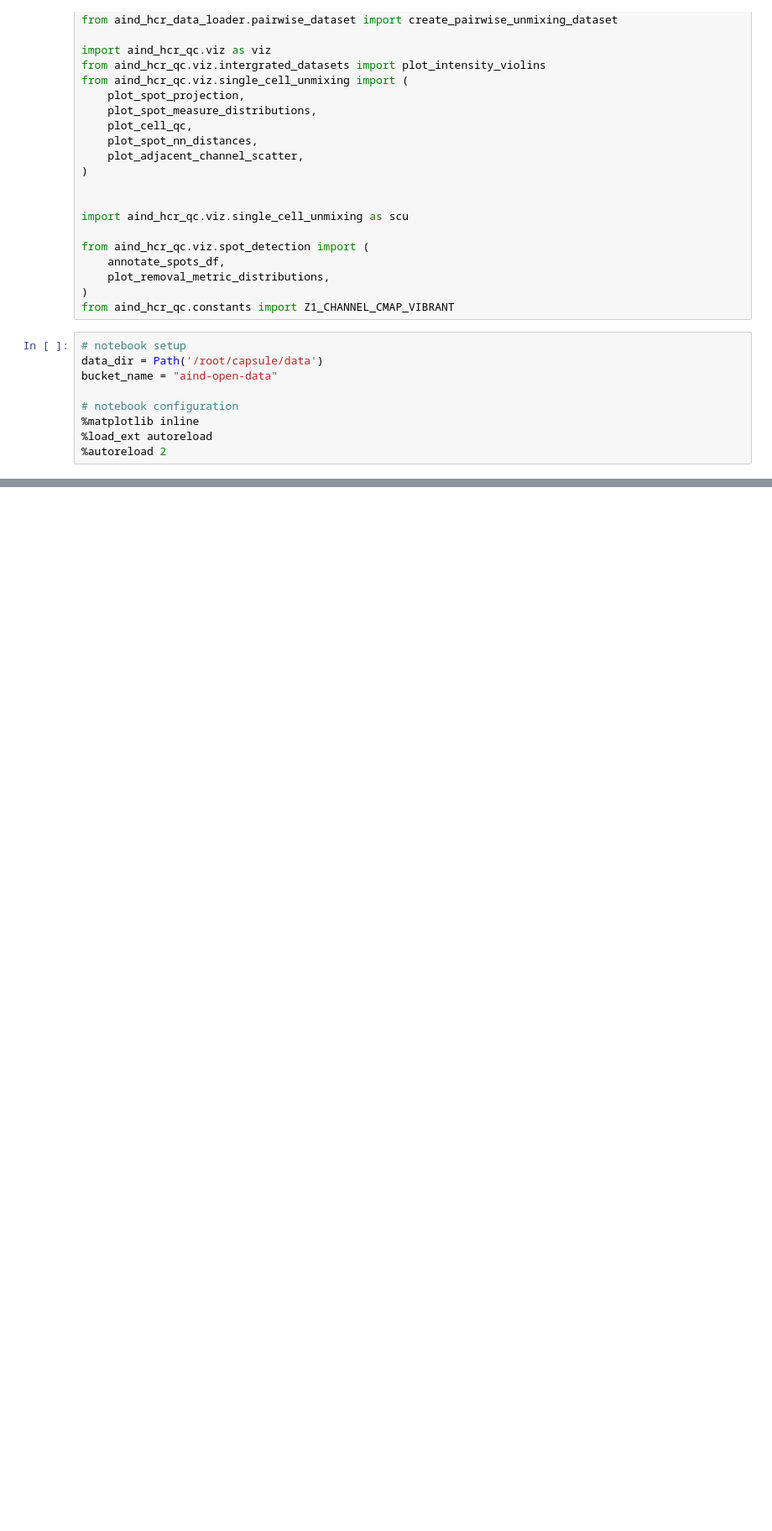
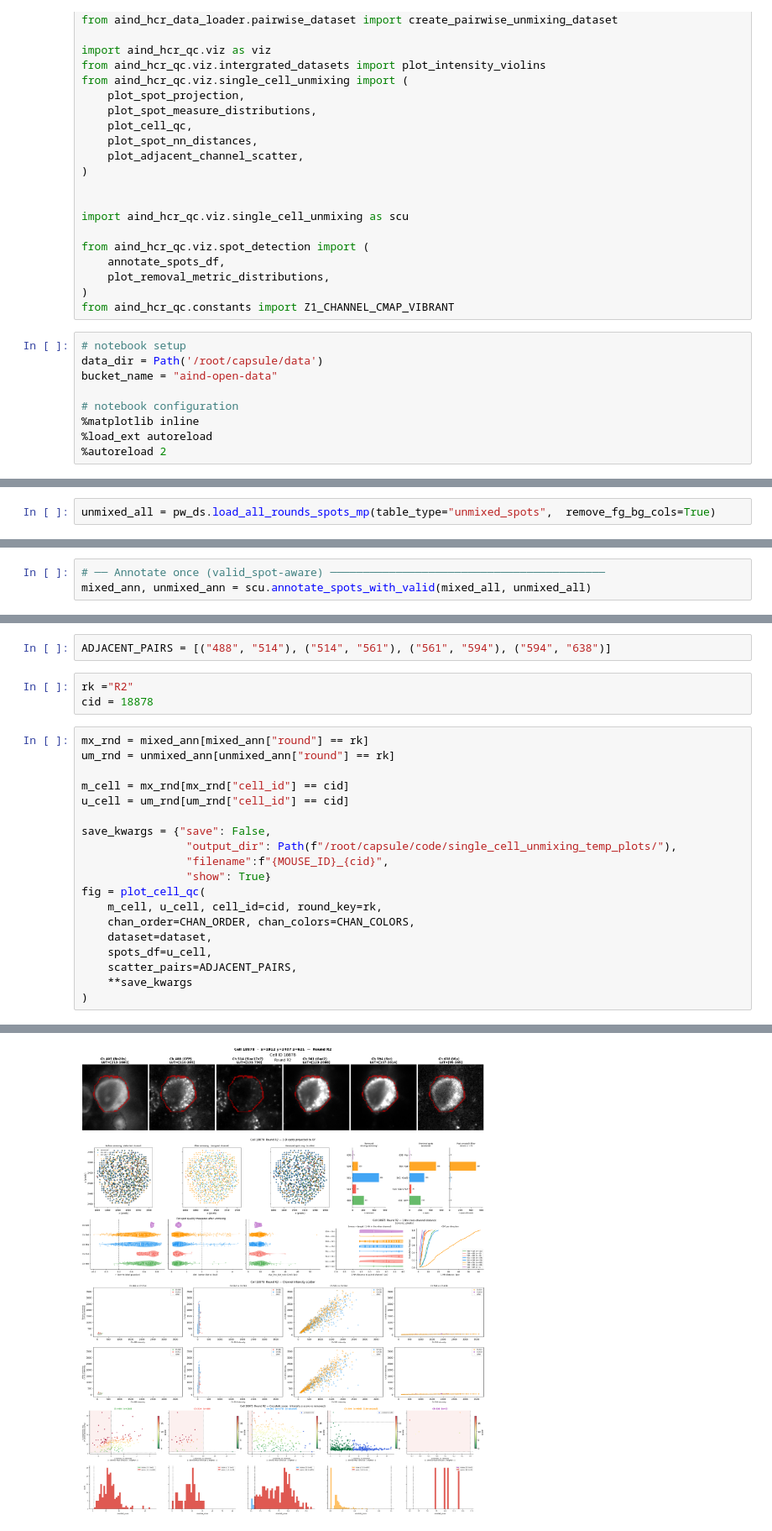
Before and after one commit to AllenNeuralDynamics/hcr-integrated-qc-capsule, a Jupyter notebook: code/single-cell-unmix-lav-smaller-nn.ipynb, the cells around one changed output, grey strips where cells are left out. Shown at 84% size. Drawn from its saved outputs; the diff is of its cells as text; blank space fills up the shorter version.

```diff
--- a/code/single-cell-unmix-lav-smaller-nn.ipynb
+++ b/code/single-cell-unmix-lav-smaller-nn.ipynb
@@ -95,0 +147,2 @@ FileNotFoundError: Pairwise unmixing asset not found: /root/capsule/data/HCR_755
+# %%
+unmixed_all = pw_ds.load_all_rounds_spots_mp(table_type="unmixed_spots",  remove_fg_bg_cols=True)
@@ -95,0 +159,3 @@ FileNotFoundError: Pairwise unmixing asset not found: /root/capsule/data/HCR_755
+# %%
+# ── Annotate once (valid_spot-aware) ──────────────────────────────────────────
+mixed_ann, unmixed_ann = scu.annotate_spots_with_valid(mixed_all, unmixed_all)
@@ -95,0 +357,25 @@ FileNotFoundError: Pairwise unmixing asset not found: /root/capsule/data/HCR_755
+# %%
+ADJACENT_PAIRS = [("488", "514"), ("514", "561"), ("561", "594"), ("594", "638")]
+# %%
+rk ="R2"
+cid = 18878
+# %%
+mx_rnd = mixed_ann[mixed_ann["round"] == rk]
+um_rnd = unmixed_ann[unmixed_ann["round"] == rk]
+
+m_cell = mx_rnd[mx_rnd["cell_id"] == cid]
+u_cell = um_rnd[um_rnd["cell_id"] == cid]
+
+save_kwargs = {"save": False,
+                "output_dir": Path(f"/root/capsule/code/single_cell_unmixing_temp_plots/"),
+                "filename":f"{MOUSE_ID}_{cid}",
+                "show": True}
+fig = plot_cell_qc(
+    m_cell, u_cell, cell_id=cid, round_key=rk,
+    chan_order=CHAN_ORDER, chan_colors=CHAN_COLORS,
+    dataset=dataset,
+    spots_df=u_cell,
+    scatter_pairs=ADJACENT_PAIRS,
+    **save_kwargs
+)
+# %% [output]
@@ -95,0 +399 @@ FileNotFoundError: Pairwise unmixing asset not found: /root/capsule/data/HCR_755
+[figure, added]
```
Also changed, not shown: parts of 37 cells of this notebook, 5 other files.
